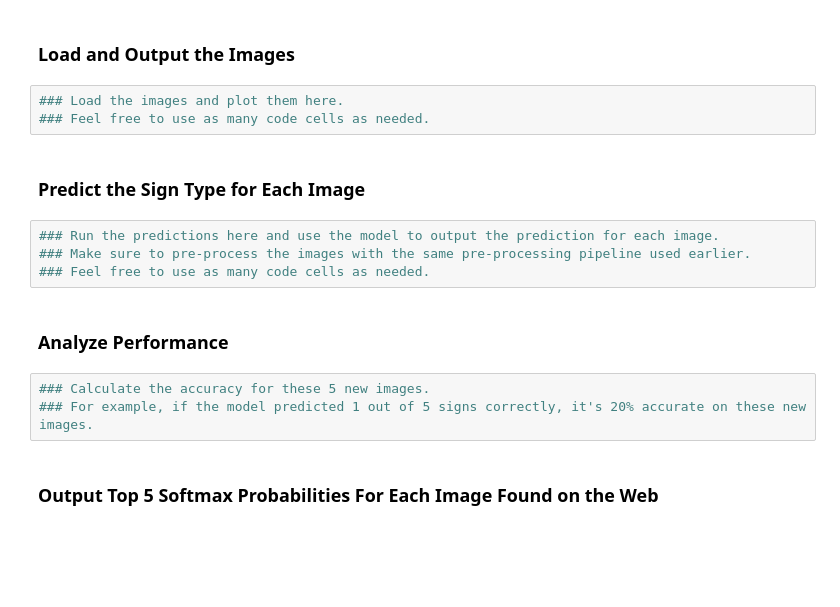
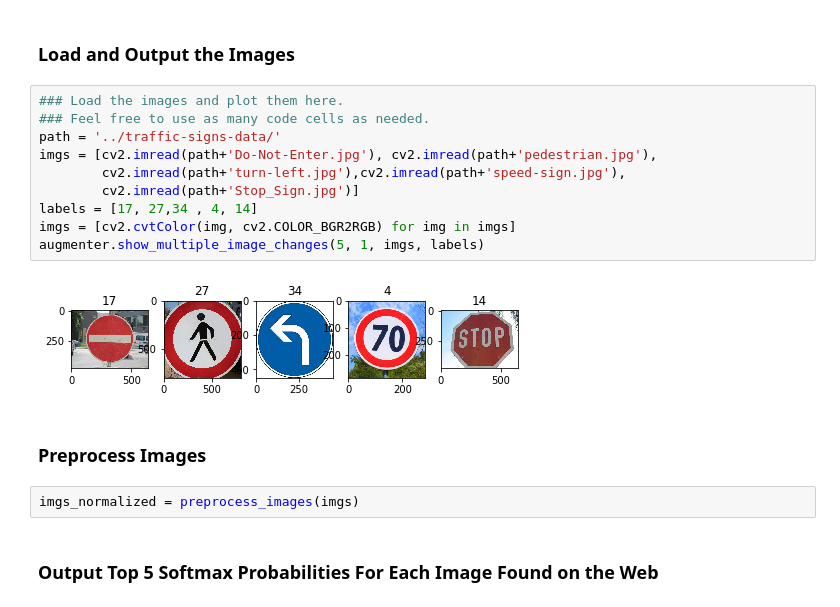
Before and after one commit to lauryndbrown/TrafficSignClassifier, a Jupyter notebook: src/Traffic_Sign_Classifier.ipynb, the cells around one changed output. Drawn from its saved outputs; the diff is of its cells as text; blank space fills up the shorter version.

```diff
--- a/src/Traffic_Sign_Classifier.ipynb
+++ b/src/Traffic_Sign_Classifier.ipynb
@@ -550,20 +571,22 @@ To give yourself more insight into how your model is working, download at least
 You may find `signnames.csv` useful as it contains mappings from the class id (integer) to the actual sign name.
 # %% [markdown]
 ### Load and Output the Images
-# %%
-### Load the images and plot them here.
-### Feel free to use as many code cells as needed.
-# %% [markdown]
-### Predict the Sign Type for Each Image
-# %%
-### Run the predictions here and use the model to output the prediction for each image.
-### Make sure to pre-process the images with the same pre-processing pipeline used earlier.
-### Feel free to use as many code cells as needed.
-# %% [markdown]
-### Analyze Performance
-# %%
-### Calculate the accuracy for these 5 new images.
-### For example, if the model predicted 1 out of 5 signs correctly, it's 20% accurate on these new images.
+# %%
+### Load the images and plot them here.
+### Feel free to use as many code cells as needed.
+path = '../traffic-signs-data/'
+imgs = [cv2.imread(path+'Do-Not-Enter.jpg'), cv2.imread(path+'pedestrian.jpg'),
+        cv2.imread(path+'turn-left.jpg'),cv2.imread(path+'speed-sign.jpg'),
+        cv2.imread(path+'Stop_Sign.jpg')]
+labels = [17, 27,34 , 4, 14]
+imgs = [cv2.cvtColor(img, cv2.COLOR_BGR2RGB) for img in imgs]
+augmenter.show_multiple_image_changes(5, 1, imgs, labels)
+# %% [output]
+[figure, added]
+# %% [markdown]
+### Preprocess Images
+# %%
+imgs_normalized = preprocess_images(imgs)
 # %% [markdown]
 ### Output Top 5 Softmax Probabilities For Each Image Found on the Web
 # %% [markdown]
```
Also changed, not shown: parts of 15 cells of this notebook, 5 other files.
